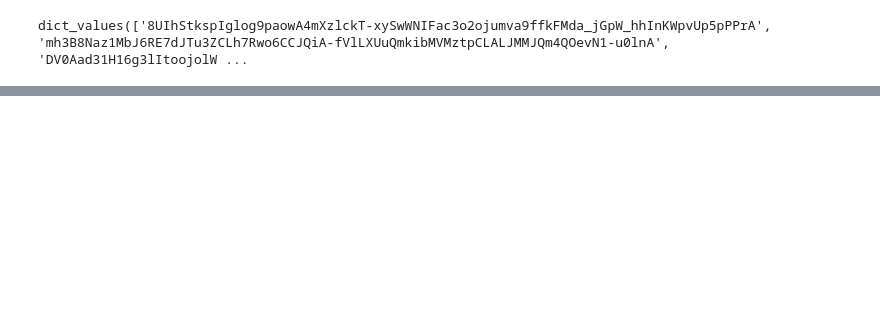
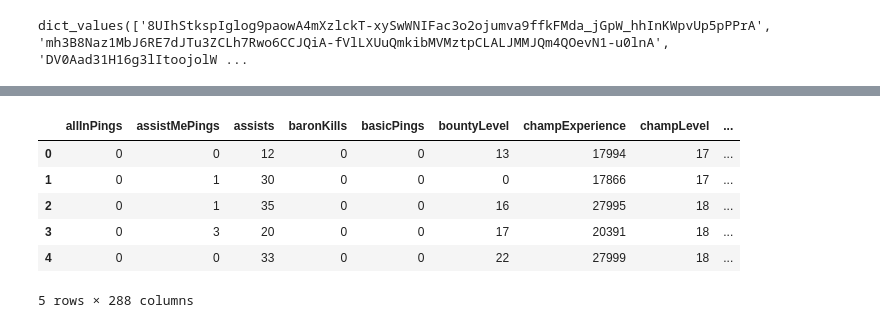
Before and after one commit to nauqh/hym, a Jupyter notebook: Notebook.ipynb, the cells around one changed output, grey strips where cells are left out. Cells and saved outputs as stored; diff of their text form; code cells hidden in the pictures; blank space fills up the shorter version.

```diff
--- a/Notebook.ipynb
+++ b/Notebook.ipynb
@@ -42,0 +39,13 @@ df
+# %%
+import pandas as pd
+
+df = pd.read_csv('app/data/100games.csv')
+df.head()
+# %% [output]
+|  | allInPings | assistMePings | assists | baronKills | basicPings | bountyLevel | champExperience | champLevel | ... |
+| 0 | 0 | 0 | 12 | 0 | 0 | 13 | 17994 | 17 | ... |
+| 1 | 0 | 1 | 30 | 0 | 0 | 0 | 17866 | 17 | ... |
+| 2 | 0 | 1 | 35 | 0 | 0 | 16 | 27995 | 18 | ... |
+| 3 | 0 | 3 | 20 | 0 | 0 | 17 | 20391 | 18 | ... |
+| 4 | 0 | 0 | 33 | 0 | 0 | 22 | 27999 | 18 | ... |
+5 rows × 288 columns
```
Also changed, not shown: parts of 3 cells of this notebook, 5 other files.
